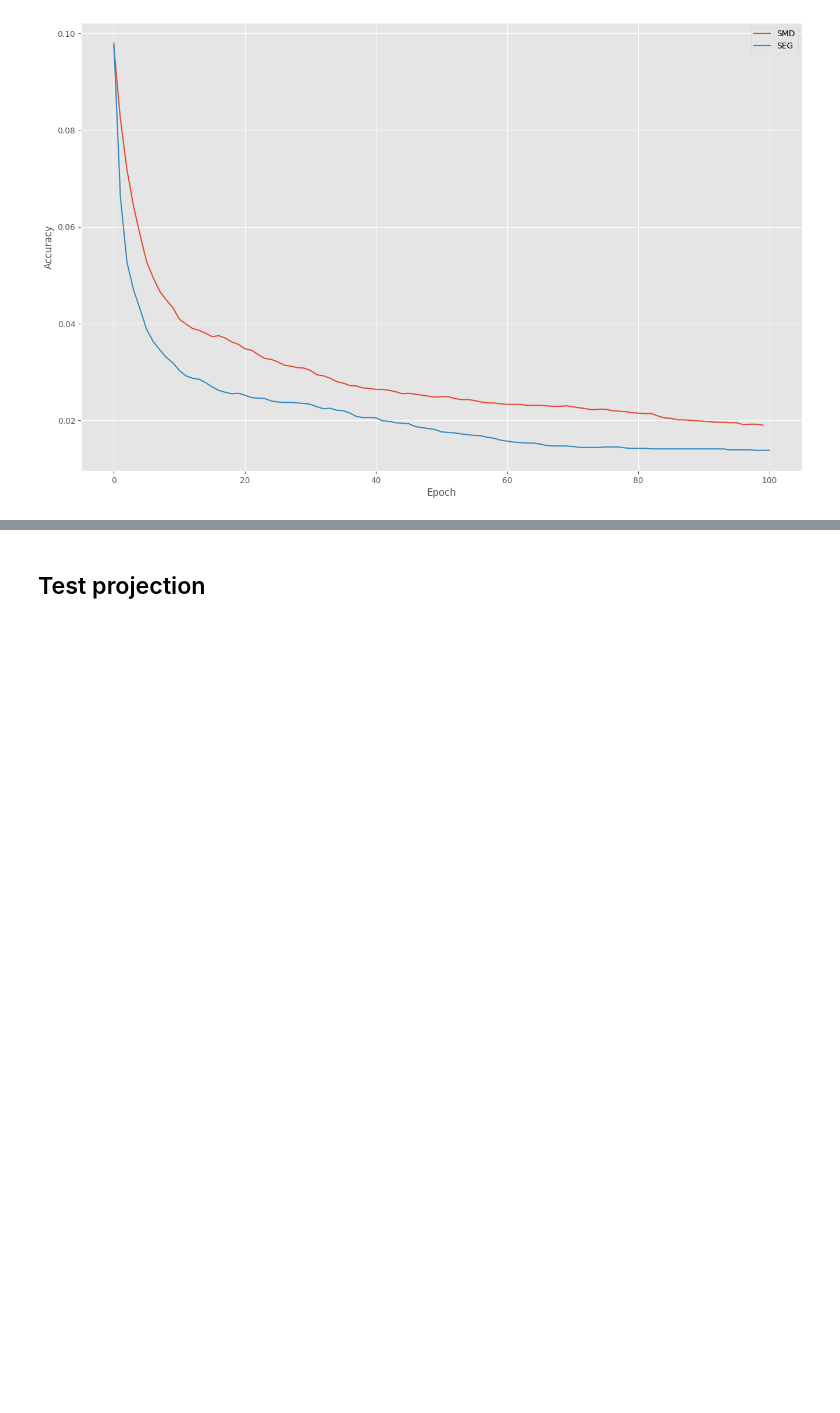
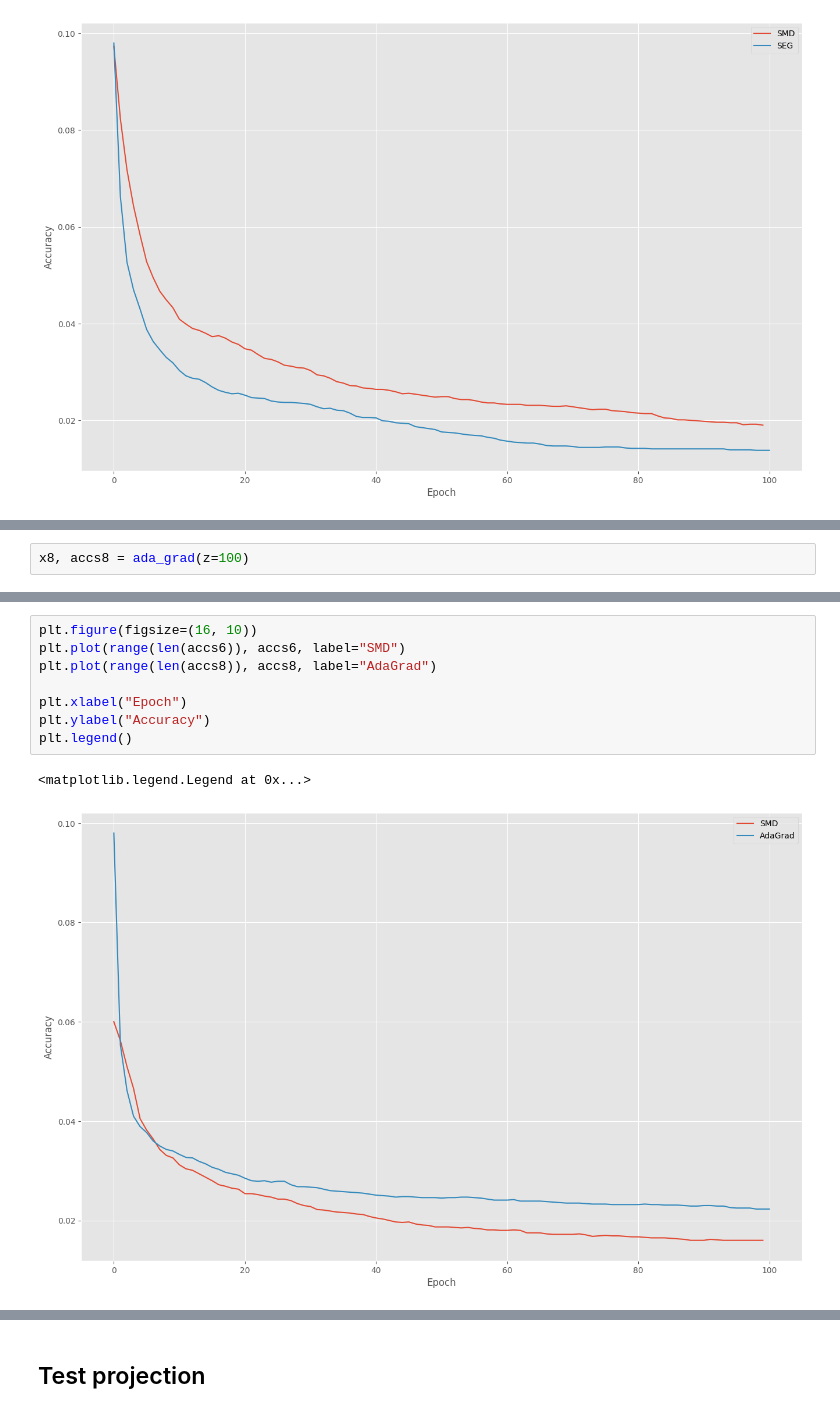
Before and after one commit to khiem2105/Online-Convex-Optimization, a Jupyter notebook: src/test.ipynb, the cells around one changed output, grey strips where cells are left out. Drawn from its saved outputs; the diff is of its cells as text; blank space fills up the shorter version.

Commit message:
add AdaGrad + ONS

```diff
--- a/src/test.ipynb
+++ b/src/test.ipynb
@@ -64,0 +68,2 @@ plt.legend()
+# %%
+x8, accs8 = ada_grad(z=100)
@@ -64,0 +88,11 @@ plt.legend()
+# %%
+plt.figure(figsize=(16, 10))
+plt.plot(range(len(accs6)), accs6, label="SMD")
+plt.plot(range(len(accs8)), accs8, label="AdaGrad")
+
+plt.xlabel("Epoch")
+plt.ylabel("Accuracy")
+plt.legend()
+# %% [output]
+<matplotlib.legend.Legend at 0x...>
+[figure, added]
```
Also changed, not shown: parts of 54 cells of this notebook, 3 other files.
